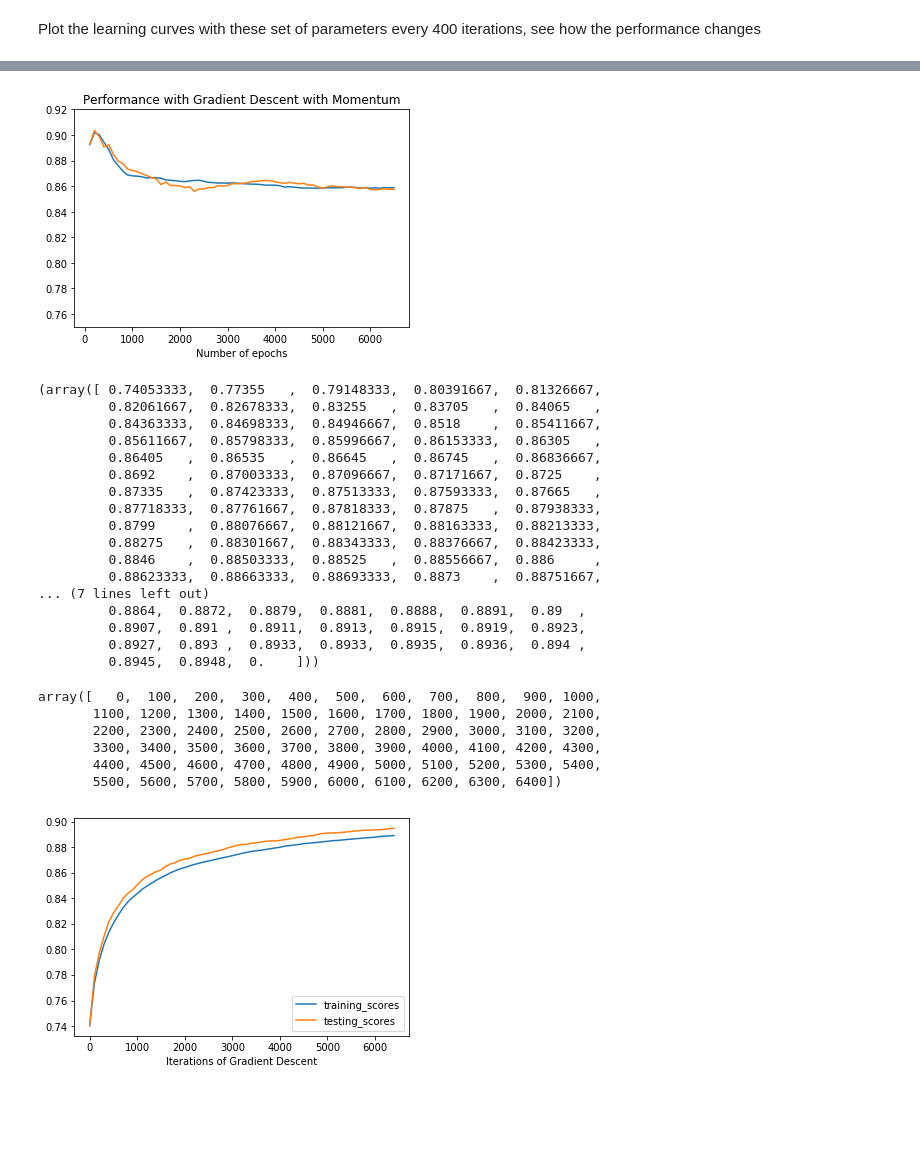
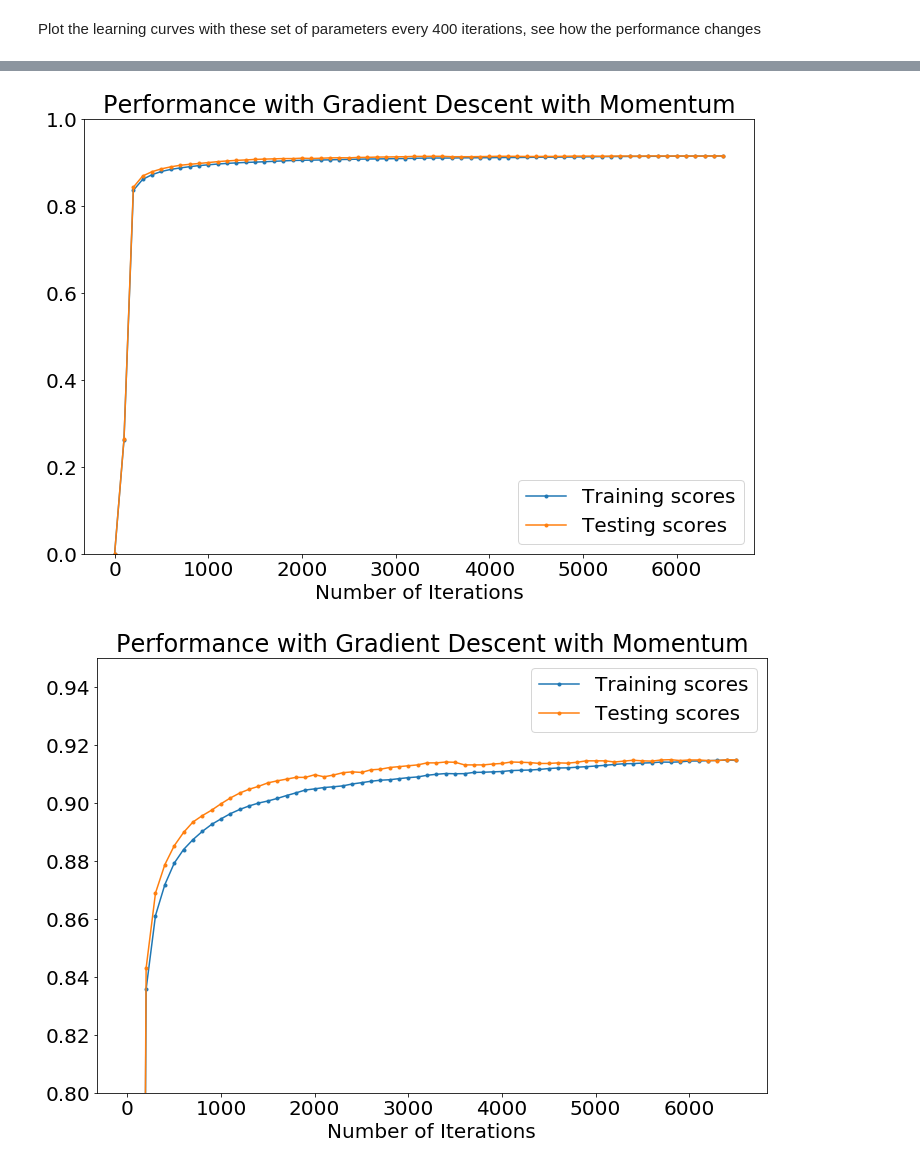
Before and after one commit to Naireen/CSC411, a Jupyter notebook: A2/MomentumContours.ipynb, the cells around one changed output, grey strips where cells are left out. Cells and saved outputs as stored; diff of their text form; code cells hidden in the pictures; blank space fills up the shorter version.

Commit message:
new notebooks and updated graphs

```diff
--- a/A2/MomentumContours.ipynb
+++ b/A2/MomentumContours.ipynb
@@ -125,7 +125,7 @@ def momemtum_grad_descent_learning_curves(df, x, y, W0, b0, alpha, testX, testY,
     # inital weights, pass in both bias and weights together for now
     max_iter = 6500
     iter = 0
-    performance_test = np.zeros(max_iter//100) #check performance every 100 iterations
+    performance_test = np.zeros(max_iter//100 +1) #check performance every 100 iterations
     performance_train = np.zeros_like(performance_test)
 
     added_ones = np.ones((testX.shape[1], 1))
@@ -134,13 +134,13 @@ def momemtum_grad_descent_learning_curves(df, x, y, W0, b0, alpha, testX, testY,
     added_ones = np.ones((x.shape[1], 1))
     totaltrainX = np.concatenate((x.T, added_ones), axis = 1)
 
-    counter = 0
+    counter = 1
     new_momentum = 1
     while norm(W1 - prev_totalW0) > EPS and iter < max_iter:
         prev_totalW0 = W1.copy()
-        new_momentum = momemtum*new_momentum + df(x, W1, y)
+        new_momentum = momemtum*new_momentum + alpha* df(x, W1, y)
         W1 -= new_momentum
-        if iter % 100 == 99:
+        if iter % 100 == 0:
             print("Iter", iter)
             preds = np.matmul(totaltrainX, W1)
             preds_max =  preds.max(axis = 1)
@@ -233,51 +236,31 @@ performance_train, performance_test
 # %%
-iterations = (np.arange(6500//100) +1)*100
-plt.plot(iterations, performance_train, label= "Training scores")
-plt.plot(iterations, performance_test, label = "Testing scores")
+matplotlib.rcParams.update({'font.size': 20})
+plt.figure(figsize=(12 ,8))
+iterations = np.arange(6500//100 +1)*100
+#print(iterations)
+#print(iterations.shape)
+plt.plot(iterations, performance_train, label= "Training scores", marker = ".")
+plt.plot(iterations, performance_test, label = "Testing scores", marker = ".")
 plt.title("Performance with Gradient Descent with Momentum")
-plt.xlabel("Number of epochs")
-plt.ylim([0.75, 0.92])
+plt.xlabel("Number of Iterations")
+plt.ylim([0, 1.])
+plt.legend()
 plt.show()
+
+plt.figure(figsize=(12 ,8))
+iterations = np.arange(6500//100 +1)*100
+#print(iterations)
+#print(iterations.shape)
+plt.plot(iterations, performance_train, label= "Training scores", marker = ".")
+plt.plot(iterations, performance_test, label = "Testing scores", marker = ".")
+plt.title("Performance with Gradient Descent with Momentum")
+plt.xlabel("Number of Iterations")
+plt.ylim([0.8, .95])
+plt.legend()
+plt.show()
 # %% [output]
-[figure, old version]
+[figure, new version]
+[figure, added]
 # %%
 #save weights so they can be used again without rerunningn every thing
 np.savetxt("final_weightspart5.txt", final_weights)
-# %%
-performance_train, performance_test
-# %% [output]
-(array([ 0.74053333,  0.77355   ,  0.79148333,  0.80391667,  0.81326667,
-         0.82061667,  0.82678333,  0.83255   ,  0.83705   ,  0.84065   ,
-         0.84363333,  0.84698333,  0.84946667,  0.8518    ,  0.85411667,
-         0.85611667,  0.85798333,  0.85996667,  0.86153333,  0.86305   ,
-         0.86405   ,  0.86535   ,  0.86645   ,  0.86745   ,  0.86836667,
-         0.8692    ,  0.87003333,  0.87096667,  0.87171667,  0.8725    ,
-         0.87335   ,  0.87423333,  0.87513333,  0.87593333,  0.87665   ,
-         0.87718333,  0.87761667,  0.87818333,  0.87875   ,  0.87938333,
-         0.8799    ,  0.88076667,  0.88121667,  0.88163333,  0.88213333,
-         0.88275   ,  0.88301667,  0.88343333,  0.88376667,  0.88423333,
-         0.8846    ,  0.88503333,  0.88525   ,  0.88556667,  0.886     ,
-         0.88623333,  0.88663333,  0.88693333,  0.8873    ,  0.88751667,
-... (7 lines left out)
-         0.8864,  0.8872,  0.8879,  0.8881,  0.8888,  0.8891,  0.89  ,
-         0.8907,  0.891 ,  0.8911,  0.8913,  0.8915,  0.8919,  0.8923,
-         0.8927,  0.893 ,  0.8933,  0.8933,  0.8935,  0.8936,  0.894 ,
-         0.8945,  0.8948,  0.    ]))
-# %%
-iterations =  np.arange(6500//100 )*100
-iterations
-# %% [output]
-array([   0,  100,  200,  300,  400,  500,  600,  700,  800,  900, 1000,
-       1100, 1200, 1300, 1400, 1500, 1600, 1700, 1800, 1900, 2000, 2100,
-       2200, 2300, 2400, 2500, 2600, 2700, 2800, 2900, 3000, 3100, 3200,
-       3300, 3400, 3500, 3600, 3700, 3800, 3900, 4000, 4100, 4200, 4300,
-       4400, 4500, 4600, 4700, 4800, 4900, 5000, 5100, 5200, 5300, 5400,
-       5500, 5600, 5700, 5800, 5900, 6000, 6100, 6200, 6300, 6400])
-# %%
-plt.plot(iterations, performance_train[:-1], label = "training_scores")
-plt.plot(iterations, performance_test[:-1], label = "testing_scores")
-plt.xlabel("Iterations of Gradient Descent")
-plt.legend()
-plt.show()
-# %% [output]
-[figure, removed]
```
Also changed, not shown: parts of 6 cells of this notebook, 3 other files.
